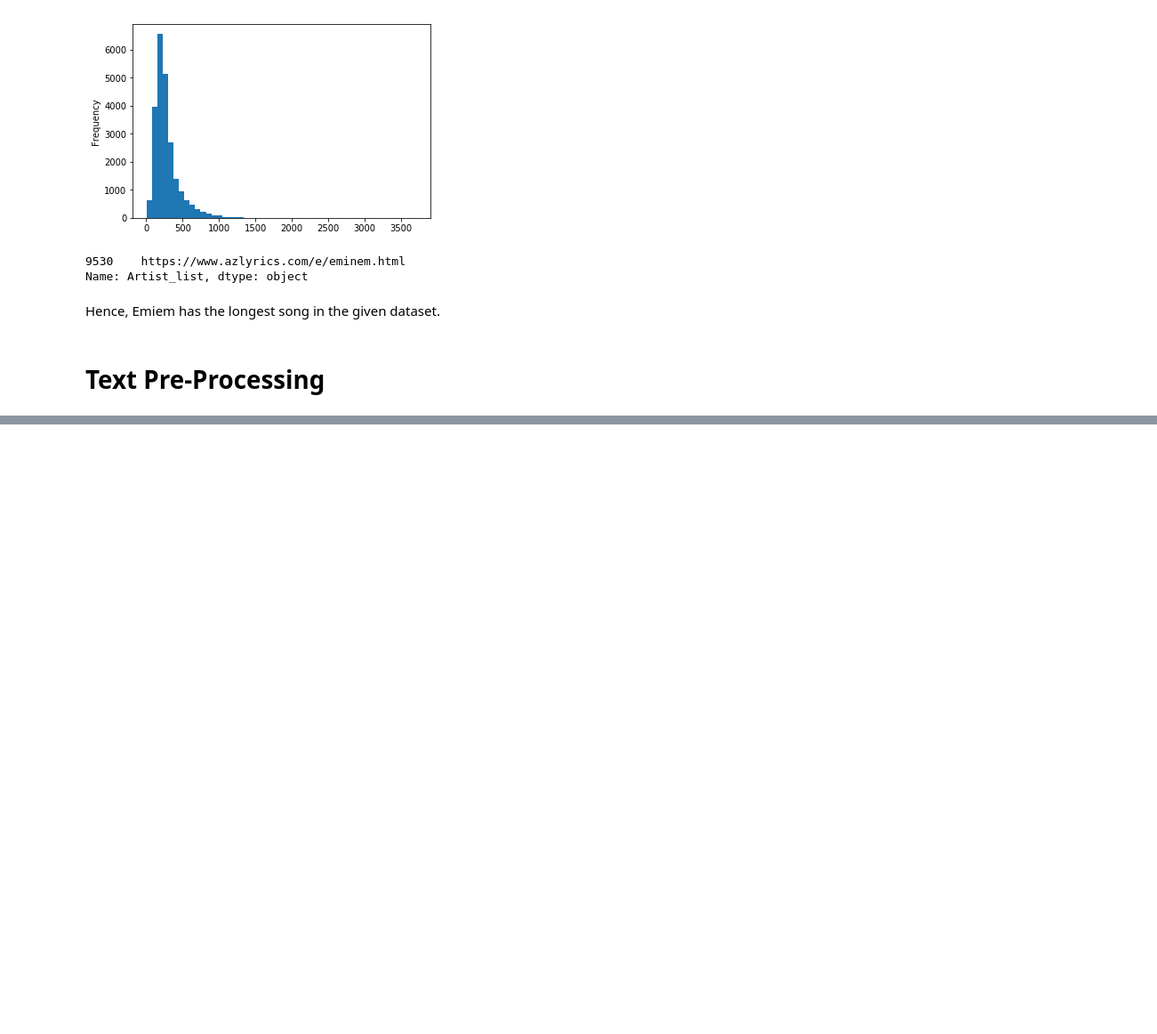
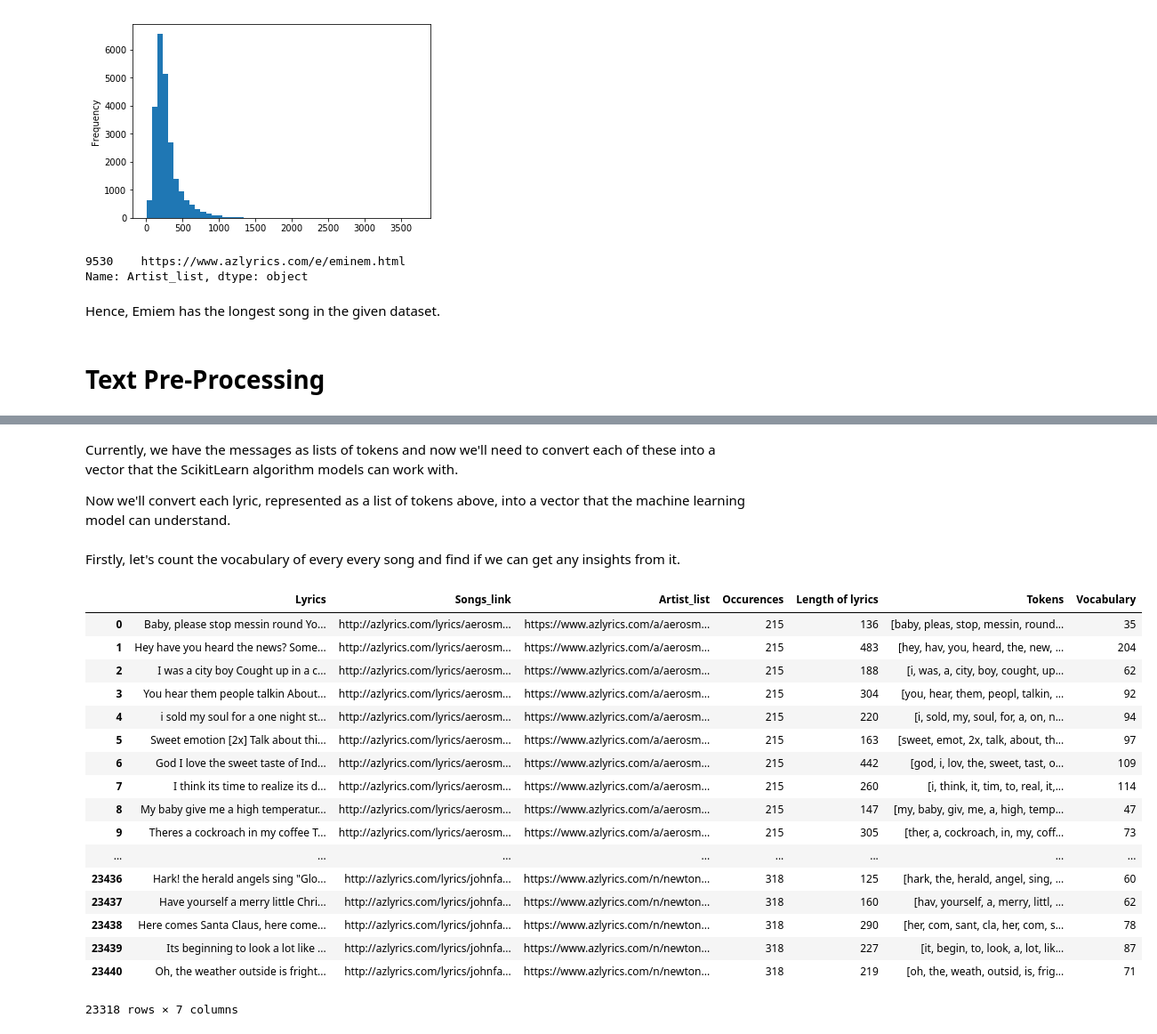
Before and after one commit to rkritika1508/Artist-vocabulary-comparison, a Jupyter notebook: Analysis.ipynb, the cells around one changed output, grey strips where cells are left out. Shown at 89% size. Drawn from its saved outputs; the diff is of its cells as text; code cells hidden in the pictures; blank space fills up the shorter version.

```diff
--- a/Analysis.ipynb
+++ b/Analysis.ipynb
@@ -151,0 +175,6 @@ Hence, the messages have been tokenised. Tokenisation is the term used to descri
+# %% [markdown]
+Currently, we have the messages as lists of tokens and now we'll need to convert each of these into a vector that the ScikitLearn algorithm models can work with.
+
+Now we'll convert each lyric, represented as a list of tokens above, into a vector that the machine learning model can understand.
+# %% [markdown]
+Firstly, let's count the vocabulary of every every song and find if we can get any insights from it.
@@ -151,0 +186,21 @@ Hence, the messages have been tokenised. Tokenisation is the term used to descri
+# %%
+final_df
+# %% [output]
+|  | Lyrics | Songs_link | Artist_list | Occurences | Length of lyrics | Tokens | Vocabulary |
+| 0 | Baby, please stop messin round Yo... | http://azlyrics.com/lyrics/aerosm... | https://www.azlyrics.com/a/aerosm... | 215 | 136 | [baby, pleas, stop, messin, round... | 35 |
+| 1 | Hey have you heard the news? Some... | http://azlyrics.com/lyrics/aerosm... | https://www.azlyrics.com/a/aerosm... | 215 | 483 | [hey, hav, you, heard, the, new, ... | 204 |
+| 2 | I was a city boy Cought up in a c... | http://azlyrics.com/lyrics/aerosm... | https://www.azlyrics.com/a/aerosm... | 215 | 188 | [i, was, a, city, boy, cought, up... | 62 |
+| 3 | You hear them people talkin About... | http://azlyrics.com/lyrics/aerosm... | https://www.azlyrics.com/a/aerosm... | 215 | 304 | [you, hear, them, peopl, talkin, ... | 92 |
+| 4 | i sold my soul for a one night st... | http://azlyrics.com/lyrics/aerosm... | https://www.azlyrics.com/a/aerosm... | 215 | 220 | [i, sold, my, soul, for, a, on, n... | 94 |
+| 5 | Sweet emotion [2x] Talk about thi... | http://azlyrics.com/lyrics/aerosm... | https://www.azlyrics.com/a/aerosm... | 215 | 163 | [sweet, emot, 2x, talk, about, th... | 97 |
+| 6 | God I love the sweet taste of Ind... | http://azlyrics.com/lyrics/aerosm... | https://www.azlyrics.com/a/aerosm... | 215 | 442 | [god, i, lov, the, sweet, tast, o... | 109 |
+| 7 | I think its time to realize its d... | http://azlyrics.com/lyrics/aerosm... | https://www.azlyrics.com/a/aerosm... | 215 | 260 | [i, think, it, tim, to, real, it,... | 114 |
+| 8 | My baby give me a high temperatur... | http://azlyrics.com/lyrics/aerosm... | https://www.azlyrics.com/a/aerosm... | 215 | 147 | [my, baby, giv, me, a, high, temp... | 47 |
+| 9 | Theres a cockroach in my coffee T... | http://azlyrics.com/lyrics/aerosm... | https://www.azlyrics.com/a/aerosm... | 215 | 305 | [ther, a, cockroach, in, my, coff... | 73 |
+| ... | ... | ... | ... | ... | ... | ... | ... |
+| 23436 | Hark! the herald angels sing "Glo... | http://azlyrics.com/lyrics/johnfa... | https://www.azlyrics.com/n/newton... | 318 | 125 | [hark, the, herald, angel, sing, ... | 60 |
+| 23437 | Have yourself a merry little Chri... | http://azlyrics.com/lyrics/johnfa... | https://www.azlyrics.com/n/newton... | 318 | 160 | [hav, yourself, a, merry, littl, ... | 62 |
+| 23438 | Here comes Santa Claus, here come... | http://azlyrics.com/lyrics/johnfa... | https://www.azlyrics.com/n/newton... | 318 | 290 | [her, com, sant, cla, her, com, s... | 78 |
+| 23439 | Its beginning to look a lot like ... | http://azlyrics.com/lyrics/johnfa... | https://www.azlyrics.com/n/newton... | 318 | 227 | [it, begin, to, look, a, lot, lik... | 87 |
+| 23440 | Oh, the weather outside is fright... | http://azlyrics.com/lyrics/johnfa... | https://www.azlyrics.com/n/newton... | 318 | 219 | [oh, the, weath, outsid, is, frig... | 71 |
+23318 rows × 7 columns
```
Also changed, not shown: parts of 12 cells of this notebook.
